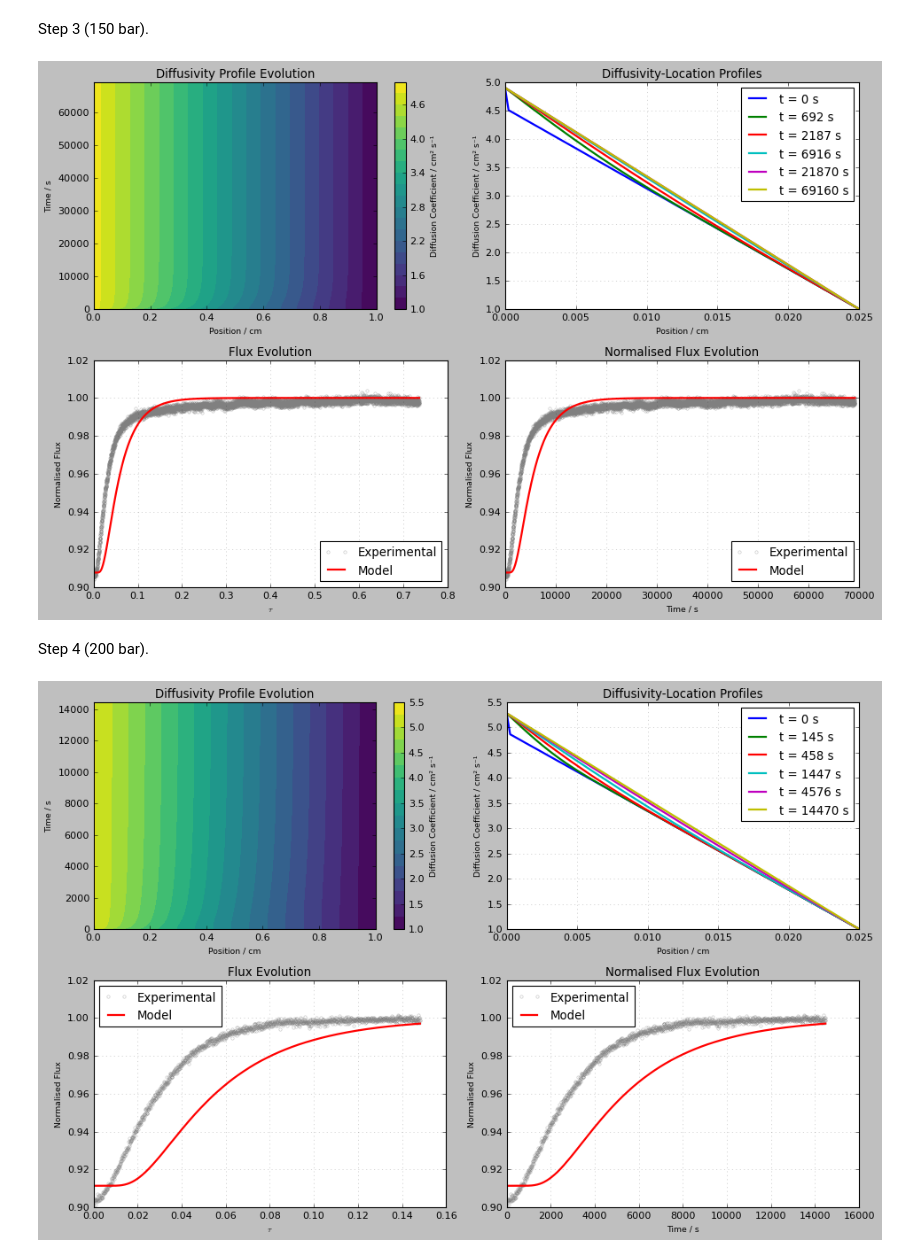
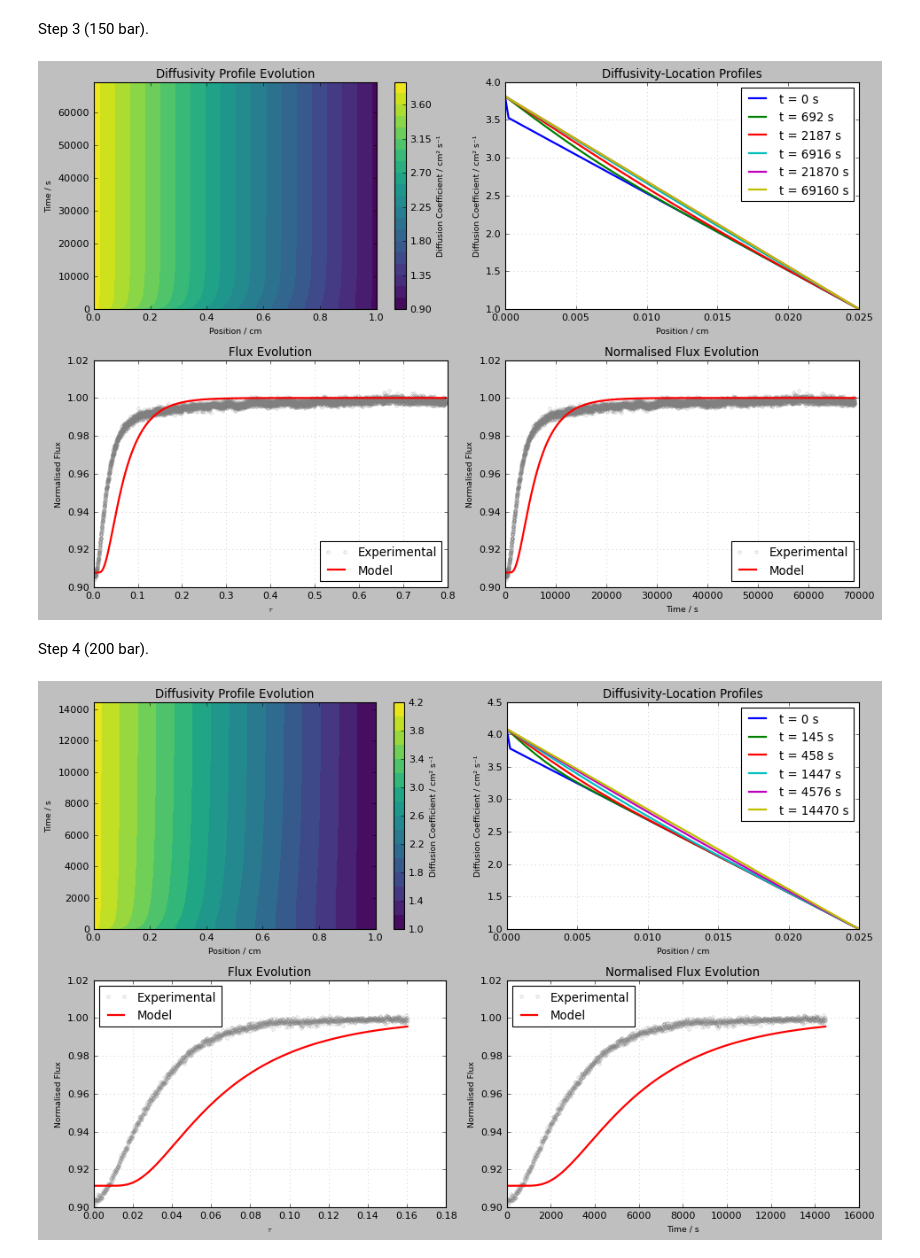
Before and after one commit to louis-sh-nguyen/object-oriented-pemeation-analysis, a Jupyter notebook: notebooks/pressure-step-modelling.ipynb, the cells around one changed output. Drawn from its saved outputs; the diff is of its cells as text; code cells hidden in the pictures.

```diff
--- a/notebooks/pressure-step-modelling.ipynb
+++ b/notebooks/pressure-step-modelling.ipynb
@@ -337,9 +337,9 @@ Step 3 (150 bar).
 # %%
 # From anlaysis
 thickness = THICKNESS_DICT[experiment]
-previous_D1_prime = 4.537455498
-new_D1_prime = 4.897038784
-DT_0 = 6.65E-09
+previous_D1_prime = 3.54960978
+new_D1_prime = 3.808778288
+DT_0 = 7.19E-09
 
 # Get step data
 step_3_data, T = process_step_exp_data(
@@ -359,32 +359,32 @@ plot_step_results(
     L=thickness
 )
 # %% [output]
-[figure, old version]
+[figure, new version]
 # %% [markdown]
 Step 4 (200 bar).
 # %%
 # From anlaysis
 thickness = THICKNESS_DICT[experiment]
-previous_D1_prime = 4.897038784
-new_D1_prime = 5.276157305
-DT_0 = 6.40E-09
+previous_D1_prime = 3.808778288
+new_D1_prime = 4.082026754
+DT_0 = 6.92E-09
 
 # Get step data
 step_4_data, T = process_step_exp_data(
     full_data=processed_data,
     time_range = [265521.3, 280e3],
     thickness=thickness,
     DT_0=DT_0,
     )
 
 # Run step analysis
 plot_step_results(
     step_data=step_4_data,
     previous_D1_prime=previous_D1_prime,
     new_D1_prime=new_D1_prime,
     new_DT_0=DT_0,
     T=T,
     L=thickness
 )
 # %% [output]
-[figure, old version]
+[figure, new version]
```
Also changed, not shown: parts of 4 cells of this notebook.
